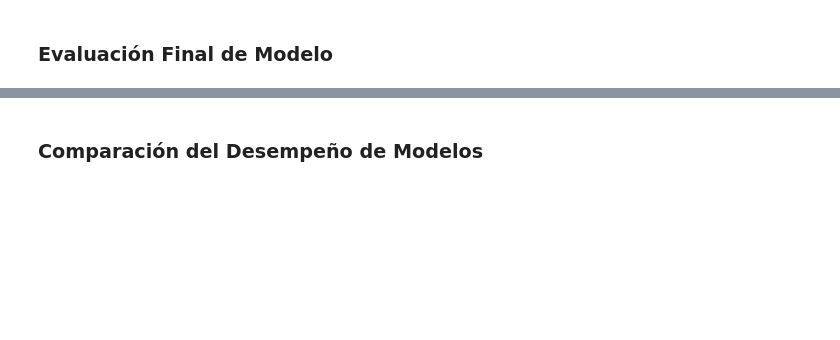
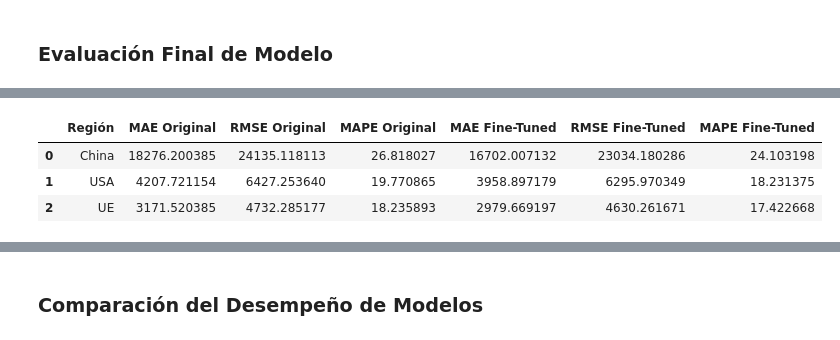
Before and after one commit to huambra/Predicting-Shrimp-Exports, a Jupyter notebook: Sarima.ipynb, the cells around one changed output, grey strips where cells are left out. Cells and saved outputs as stored; diff of their text form; code cells hidden in the pictures; blank space fills up the shorter version.

```diff
--- a/Sarima.ipynb
+++ b/Sarima.ipynb
@@ -159,2 +309,26 @@ aqui hay que hacer hasta dividir los 3 datasets por pais listos para que se pued
 # %% [markdown]
 ### Evaluación Final de Modelo
+# %%
+# Evaluar el modelo ajustado
+def evaluate_model(model, X_test, y_test):
+    predictions = model.predict(X_test)
+
+    mae = mean_absolute_error(y_test, predictions)
+    rmse = mean_squared_error(y_test, predictions, squared=False)
+    mape = mean_absolute_percentage_error(y_test, predictions) * 100
+
+    return mae, rmse, mape
+
+mae_china_ft, rmse_china_ft, mape_china_ft = evaluate_model(best_model_china, X_test_china, y_test_china)
+mae_usa_ft, rmse_usa_ft, mape_usa_ft = evaluate_model(best_model_usa, X_test_usa, y_test_usa)
+mae_ue_ft, rmse_ue_ft, mape_ue_ft = evaluate_model(best_model_ue, X_test_ue, y_test_ue)
+
+# Resultados finales
+print("Resultados ajustados para China:")
+print(f"MAE: {mae_china:.2f}, RMSE: {rmse_china:.2f}, MAPE: {mape_china:.2f}%")
+
+print("\nResultados ajustados para USA:")
+print(f"MAE: {mae_usa:.2f}, RMSE: {rmse_usa:.2f}, MAPE: {mape_usa:.2f}%")
+
+print("\nResultados ajustados para UE:")
+print(f"MAE: {mae_ue:.2f}, RMSE: {rmse_ue:.2f}, MAPE: {mape_ue:.2f}%")
@@ -160,0 +391,7 @@ aqui hay que hacer hasta dividir los 3 datasets por pais listos para que se pued
+# %%
+comparison_df
+# %% [output]
+|  | Región | MAE Original | RMSE Original | MAPE Original | MAE Fine-Tuned | RMSE Fine-Tuned | MAPE Fine-Tuned |
+| 0 | China | 18276.200385 | 24135.118113 | 26.818027 | 16702.007132 | 23034.180286 | 24.103198 |
+| 1 | USA | 4207.721154 | 6427.253640 | 19.770865 | 3958.897179 | 6295.970349 | 18.231375 |
+| 2 | UE | 3171.520385 | 4732.285177 | 18.235893 | 2979.669197 | 4630.261671 | 17.422668 |
```
Also changed, not shown: parts of 24 cells of this notebook.
